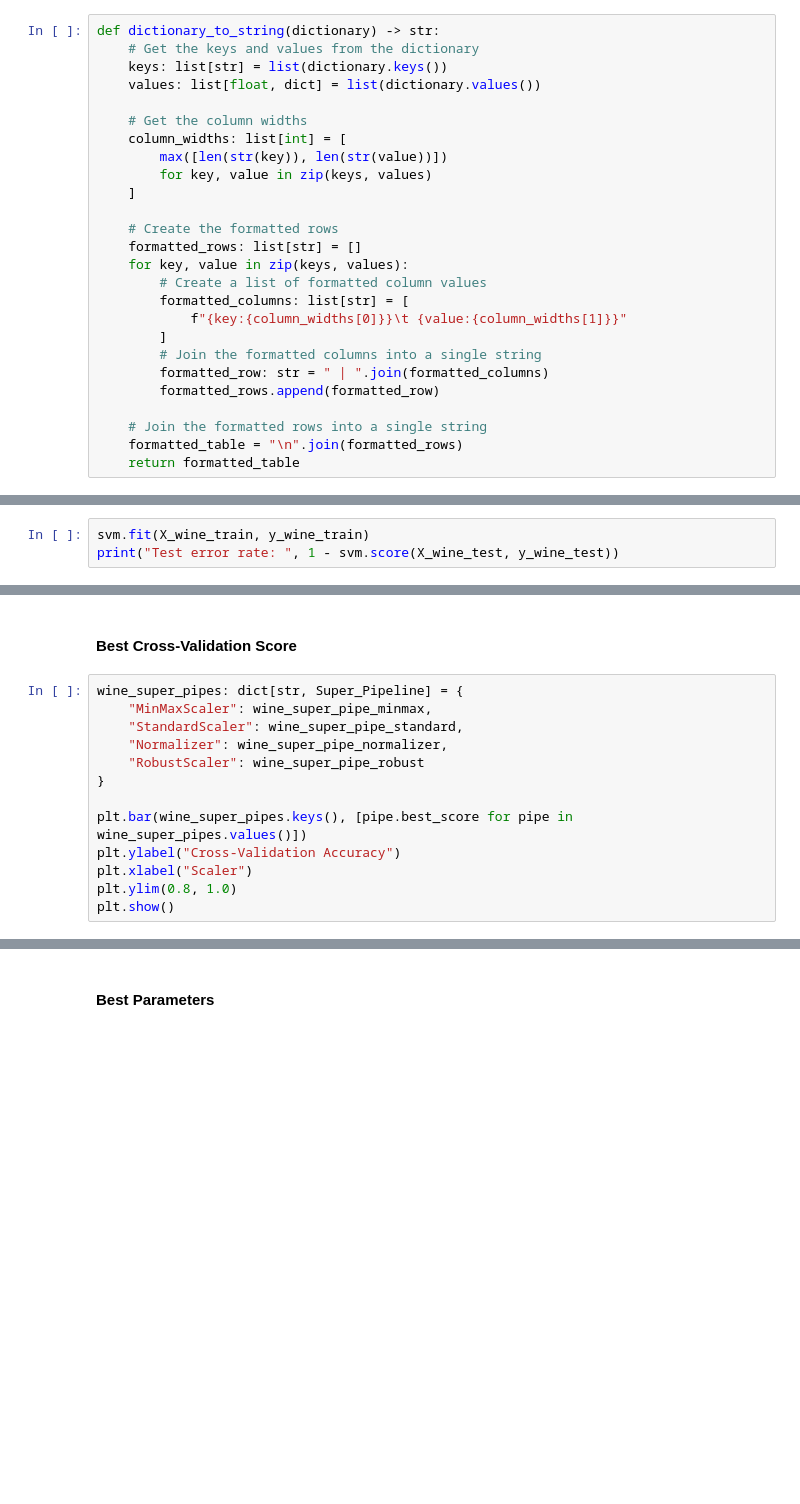
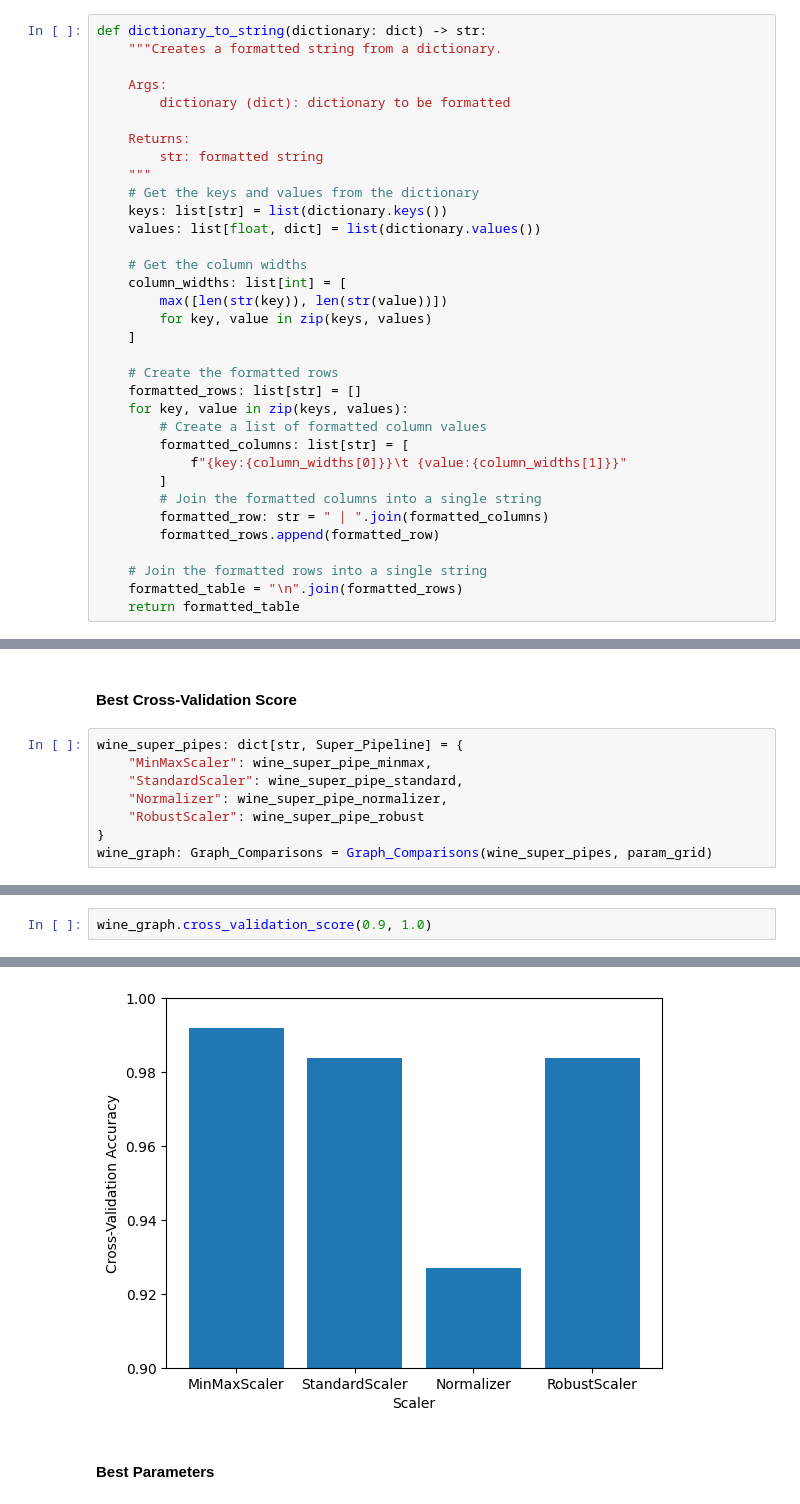
Before and after one commit to mbeps/Machine-Learning-Assignment-3, a Jupyter notebook: Assignment_3.ipynb, the cells around one changed output, grey strips where cells are left out. Saved outputs shown, nothing was run; the diff lists cells and outputs as text; blank space fills up the shorter version.

Commit message:
Created graphing class

```diff
--- a/Assignment_3.ipynb
+++ b/Assignment_3.ipynb
@@ -16,5 +25,13 @@ RANDOM_STATE: int = 3103
 # %%
-def dictionary_to_string(dictionary) -> str:
+def dictionary_to_string(dictionary: dict) -> str:
+	"""Creates a formatted string from a dictionary.
+
+	Args:
+		dictionary (dict): dictionary to be formatted
+
+	Returns:
+		str: formatted string
+	"""
 	# Get the keys and values from the dictionary
 	keys: list[str] = list(dictionary.keys())
 	values: list[float, dict] = list(dictionary.values())
@@ -157,3 +178,0 @@ Test Error Rate          0.4482758620689655
-# %%
-svm.fit(X_wine_train, y_wine_train)
-print("Test error rate: ", 1 - svm.score(X_wine_test, y_wine_test))
@@ -325,9 +382,4 @@ wine_super_pipes: dict[str, Super_Pipeline] = {
 	"Normalizer": wine_super_pipe_normalizer,
 	"RobustScaler": wine_super_pipe_robust
 }
-
-plt.bar(wine_super_pipes.keys(), [pipe.best_score for pipe in wine_super_pipes.values()])
-plt.ylabel("Cross-Validation Accuracy")
-plt.xlabel("Scaler")
-plt.ylim(0.8, 1.0)
-plt.show()
+wine_graph: Graph_Comparisons = Graph_Comparisons(wine_super_pipes, param_grid)
@@ -335,0 +386,3 @@ plt.show()
+# %%
+wine_graph.cross_validation_score(0.9, 1.0)
+# %% [output]
@@ -336,2 +393,3 @@ plt.show()
+[figure, added]
 # %% [markdown]
 #### Best Parameters
```
Also changed, not shown: parts of 34 cells of this notebook.
